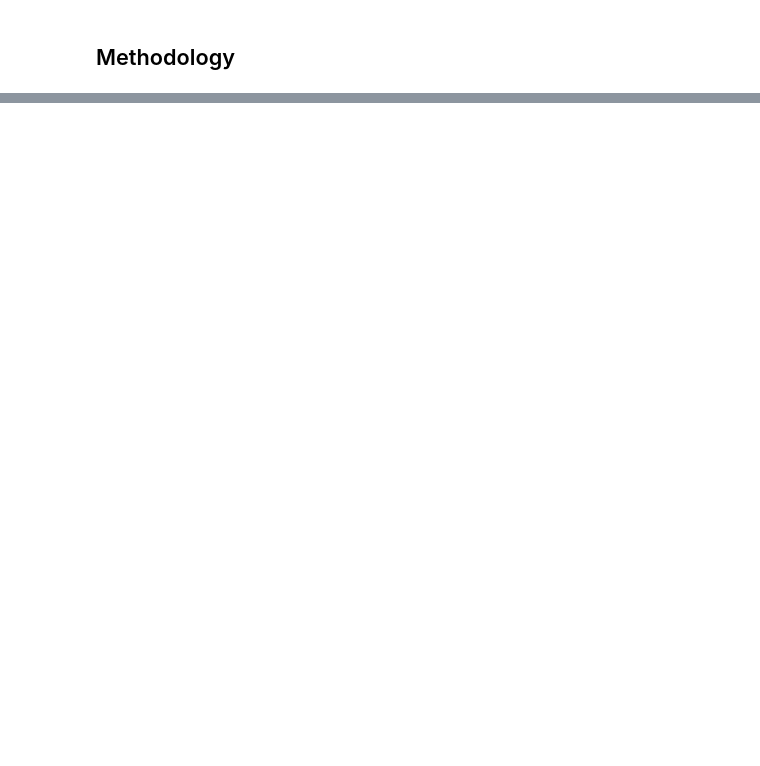
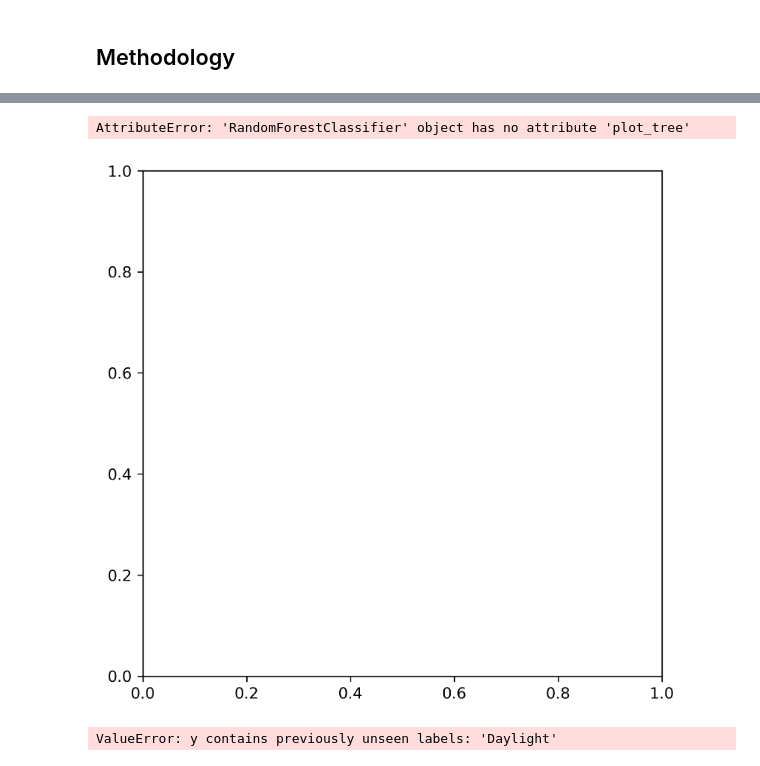
Before and after one commit to mirandacc/Coursera_Capstone, a Jupyter notebook: Coursera_Capstone_Notebook_MC.ipynb, the cells around one changed output, grey strips where cells are left out. Drawn from its saved outputs; the diff is of its cells as text; code cells hidden in the pictures; blank space fills up the shorter version.

```diff
--- a/Coursera_Capstone_Notebook_MC.ipynb
+++ b/Coursera_Capstone_Notebook_MC.ipynb
@@ -443,0 +332,3 @@ Name: SEVERITYCODE, dtype: int64
+# %%
+#Split the data into training and testing sets
+X_train, X_test, y_train, y_test = train_test_split(X, y, test_size=0.3)
@@ -443,0 +351,4 @@ Name: SEVERITYCODE, dtype: int64
+# %%
+from sklearn.tree import DecisionTreeClassifier
+collision_tree = DecisionTreeClassifier(criterion="entropy", max_depth = 4)
+collision_tree
@@ -443,0 +362,2 @@ Name: SEVERITYCODE, dtype: int64
+# %%
+collision_tree.fit(X_train,y_train)
@@ -443,0 +458,12 @@ Name: SEVERITYCODE, dtype: int64
+# %%
+forest_1 = RandomForestClassifier()
+
+#train
+forest_1.fit(X_train, y_train)
+
+#predict
+y_test_preds  = forest_1.predict(X_test)
+
+# evaluate
+report = classification_report(y_test, y_test_preds)
+print(report)
@@ -443,0 +479,19 @@ Name: SEVERITYCODE, dtype: int64
+# %%
+#I am not sure what I did wrong here. Probably a combination of things.
+
+#I think I actually tried to use a plotting method for a different type of decision tree
+
+#I had tried a lot of things and was very frustrated
+
+#Obviously it didn't work
+
+fig, axes = plt.subplots(nrows = 1,ncols = 1,figsize = (6,6), dpi=300)
+
+forest_1.plot_tree(ClassTree,
+           feature_names = train_X.columns,
+           class_names=ClassTree.classes_,
+           filled = True,rounded=True);
+plt.show()
+# %% [output]
+AttributeError: 'RandomForestClassifier' object has no attribute 'plot_tree'
+[figure, added]
@@ -443,0 +502,25 @@ Name: SEVERITYCODE, dtype: int64
+# %%
+#I was trying to use the encoding procedure from the decision tree lab, but I did not understand the parameters and it did not work
+
+#Once and a great while, I read my errors and I understand all or parts of them.
+
+#This is not one of these times.
+
+from sklearn import preprocessing
+le_weather = preprocessing.LabelEncoder()
+le_weather.fit(['Overcast', 'Raining', 'Clear', 'Snowing', 'Fog/Smog/Smoke','Sleet/Hail/Freezing Rain', 'Blowing Sand/Dirt','Severe Crosswind', 'Partly Cloudy'])
+X[:,2] = le_weather.transform(X[:,2])
+
+
+le_ROADCOND = preprocessing.LabelEncoder()
+le_ROADCOND.fit(['Wet', 'Dry', 'Snow/Slush', 'Ice', 'Sand/Mud/Dirt','Standing Water', 'Oil'])
+X[:,3] = le_ROADCOND.transform(X[:,3])
+
+
+le_LIGHTCOND = preprocessing.LabelEncoder()
+le_LIGHTCOND.fit(['Daylight', 'Dark - Street Lights On', 'Dark - No Street Lights','Unknown', 'Dusk', 'Dawn', 'Dark - Street Lights Off','Dark - Unknown Lighting'])
+X[:,4] = le_LIGHTCOND.transform(X[:,4])
+
+X[0:4]
+# %% [output]
+ValueError: y contains previously unseen labels: 'Daylight'
```
Also changed, not shown: parts of 70 cells of this notebook.
